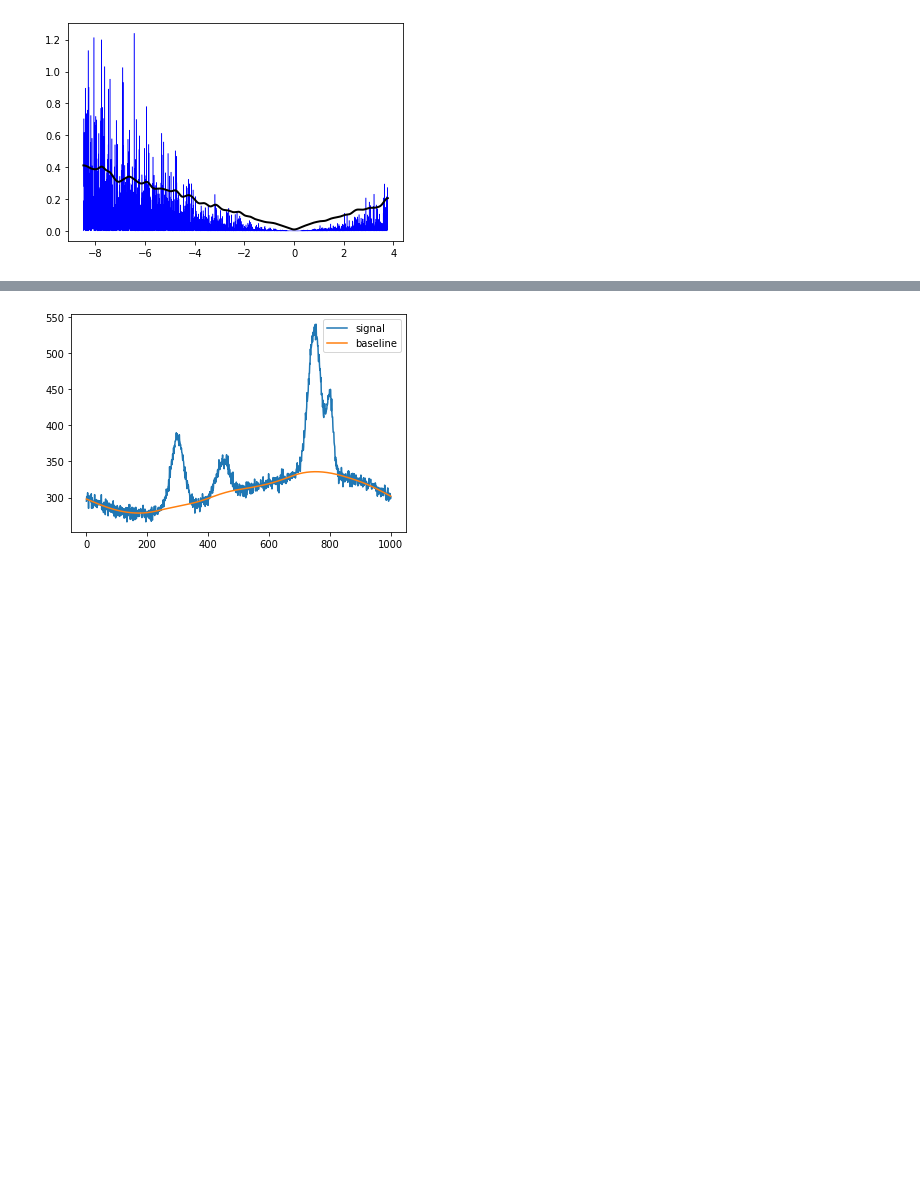
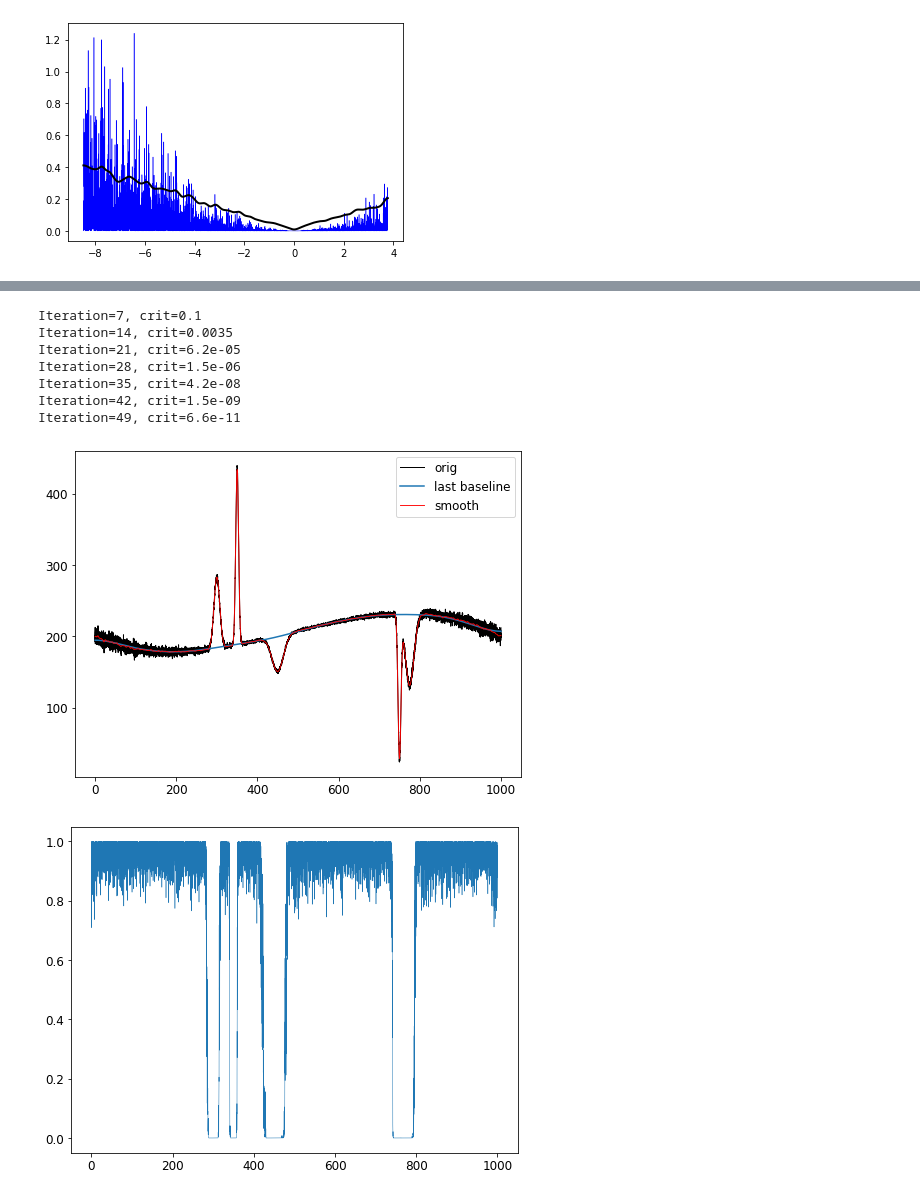
Before and after one commit to dmadea/Jupyter-Tutorials, a Jupyter notebook: Baseline correction/bcorr_dct.ipynb, the cells around one changed output, grey strips where cells are left out. Drawn from its saved outputs; the diff is of its cells as text; code cells hidden in the pictures; blank space fills up the shorter version.

```diff
--- a/Baseline correction/bcorr_dct.ipynb
+++ b/Baseline correction/bcorr_dct.ipynb
@@ -246,6 +269,8 @@ def spectra_model(x):
 x_vals = np.arange(1, 1001)
 spectra_sim = spectra_model(x_vals)
 # %%
-mat, times, wls = load_matrix('UV_DMbr061, after extraction.csv')
-plot_data(mat, times, wls, cmap='hot_r', z_lim=(None, 1e3))
+# mat, times, wls = load_matrix('UV_DMbr061, after extraction.csv')
+mat, times, wls = load_matrix('UV_DMbp002b.csv')
+
+plot_data(mat, times, wls, cmap='hot_r', z_lim=(0, 1e2))
 # %% [output]
@@ -273,3 +294,3 @@ plot_data(filtered, times, wls, cmap='hot_r', z_lim=(None, 1e3))
 # %%
-Z, D, W, Dn_matrix = baseline_2D_arPLS(mat, times, wls, 1e6, 0, 10)
+Z, D, W, smoothed_signal, std_blur = baseline_2D_arPLS(mat, 1e8, 0, niter=30, lam0_sm=1e3, lam1_sm=0)
 # %% [output]
@@ -360,10 +551,42 @@ plt.show()
 # %%
-Z, D = baseline_batch_arPLS(spectra_base[:, None], lam=1e6, niter=20)
+
+d, zs, ws, dn_vec, std_vec, smoothed = baseline_1D_arPLS(spectra_base, lam=1e-6, smooth_lam=1e-12, niter=50)
 # Z, D = baseline_arPLS(spectra_base, lam=1e4, niter=50)
 
-plt.plot(x_vals, spectra_base, label='signal')
-plt.plot(x_vals, Z, label='baseline')
+plt.rcParams.update({'font.size': 12})
+plt.rcParams.update({'figure.figsize': (8, 6)})
+
+plt.plot(x_vals, spectra_base, label='orig', lw=1, c='k')
+plt.plot(x_vals, np.asarray(zs).T[:, -1], label='last baseline')
+plt.plot(x_vals, smoothed, label='smooth', c='r', lw=0.9)
+
 plt.legend()
 plt.show()
+# plt.plot(x_vals, d, label='true data')
+
+plt.plot(x_vals, np.asarray(ws).T[:, -1], lw=0.5, label='weights')
+plt.legend
+plt.show()
+
+diff = spectra_base - smoothed
+
+kernel = Gaussian1DKernel(1 / tdiff)
+diff_blur = convolve_fft(diff ** 2, kernel)
+
+plt.plot(x_vals, diff , lw=0.5)
+plt.plot(x_vals, np.sqrt(diff_blur), lw=1)
+
+plt.show()
+
+# plt.plot(x_vals, np.asarray(std_vec).T[:, -1])
+# plt.show()
 # %% [output]
+Iteration=7, crit=0.1
+Iteration=14, crit=0.0035
+Iteration=21, crit=6.2e-05
+Iteration=28, crit=1.5e-06
+Iteration=35, crit=4.2e-08
+Iteration=42, crit=1.5e-09
+Iteration=49, crit=6.6e-11
-[figure, old version]
+[figure, new version]
+[figure, added]
```
Also changed, not shown: parts of 21 cells of this notebook, 12 other files.
